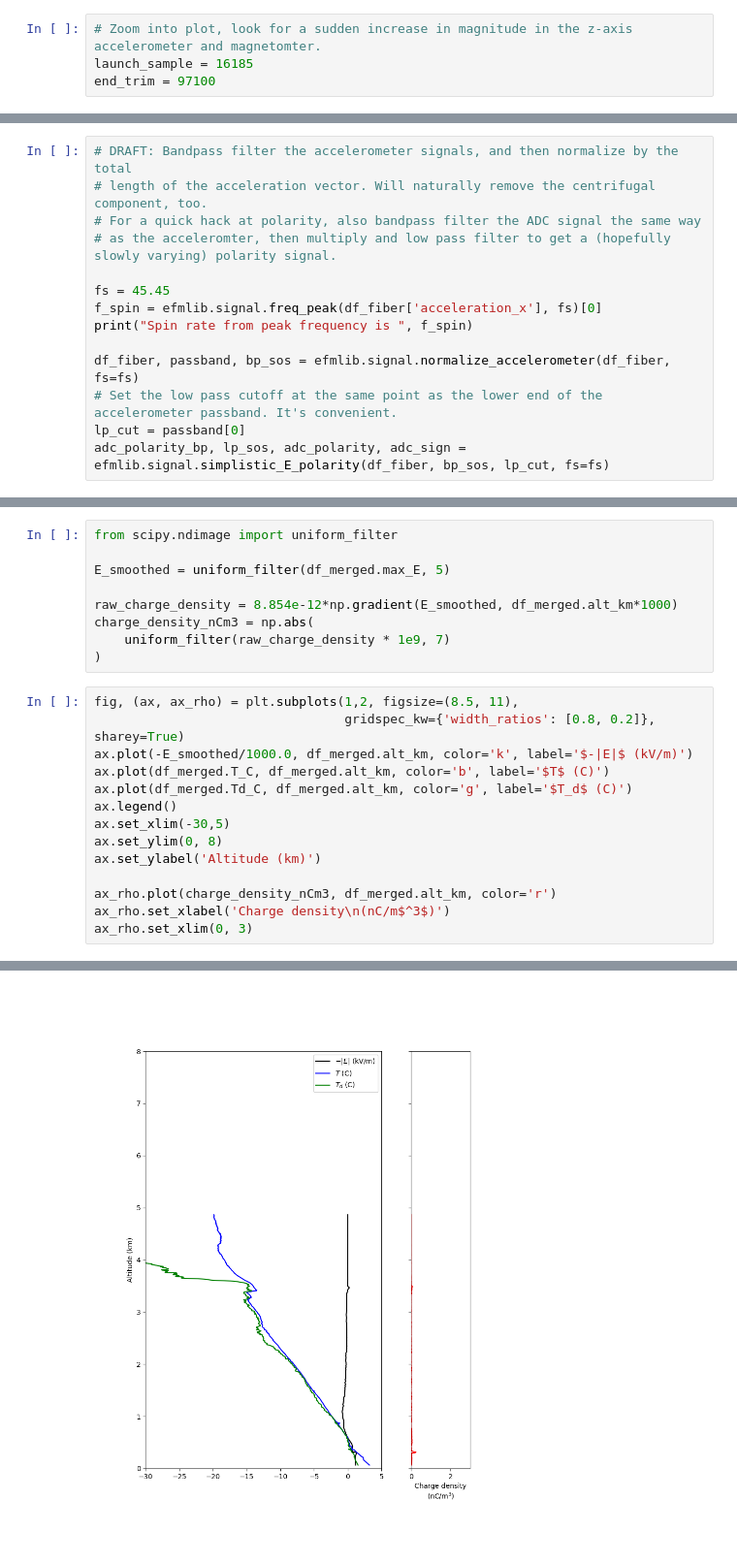
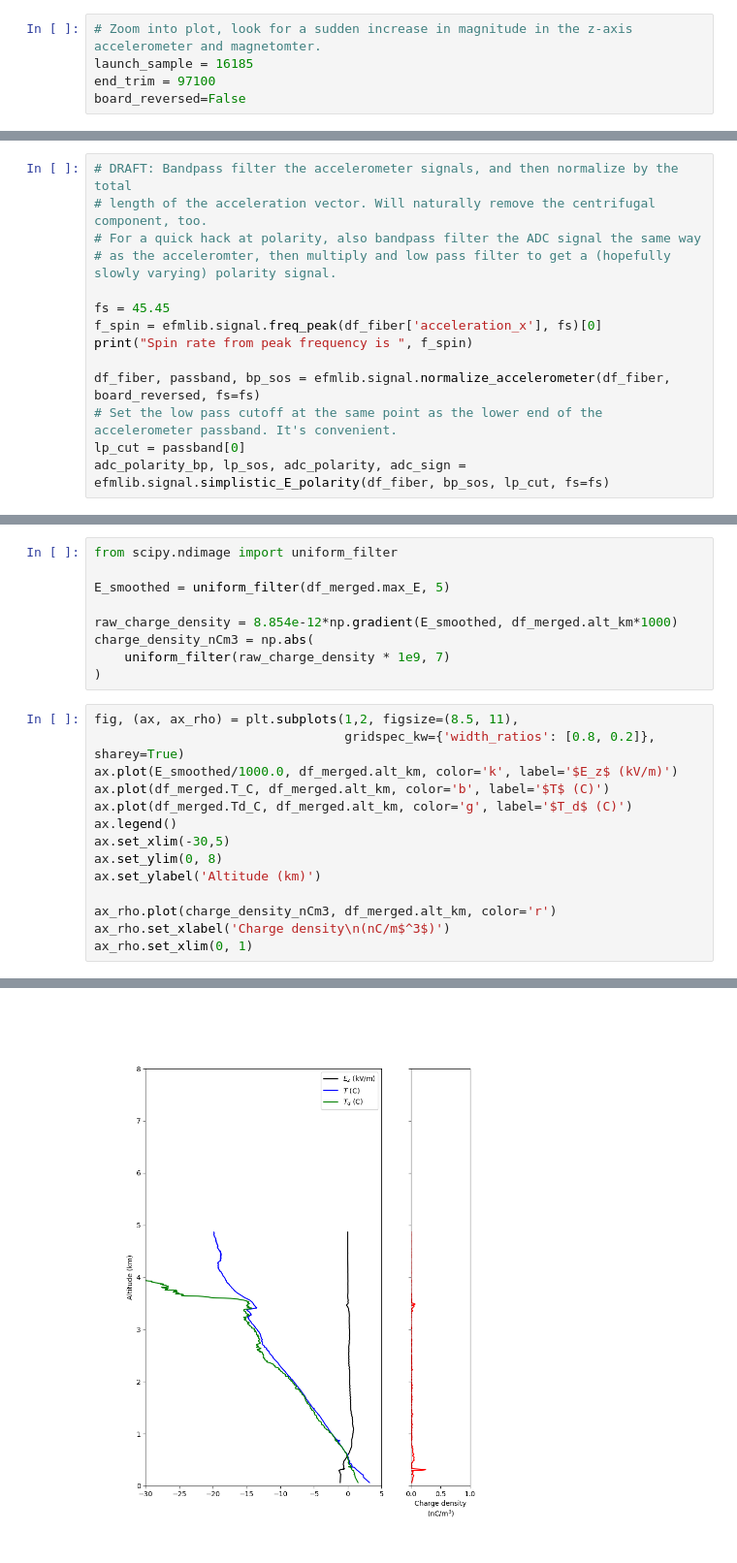
Before and after one commit to deeplycloudy/efmlib, a Jupyter notebook: cases-LEE/IOP01-EFM-Ice-1141.ipynb, the cells around one changed output, grey strips where cells are left out. Shown at 97% size. Saved outputs shown, nothing was run; the diff lists cells and outputs as text.

```diff
--- a/cases-LEE/IOP01-EFM-Ice-1141.ipynb
+++ b/cases-LEE/IOP01-EFM-Ice-1141.ipynb
@@ -63,6 +63,7 @@ if show_plots == True:
 # Zoom into plot, look for a sudden increase in magnitude in the z-axis accelerometer and magnetomter.
 launch_sample = 16185
 end_trim = 97100
+board_reversed=False
 # %%
 df_fiber = efmlib.qc.df_fiber_filter(df_fiber[launch_sample:end_trim].reset_index())                      #Quality control
 # %% [output]
@@ -97,7 +98,7 @@ fs = 45.45
 f_spin = efmlib.signal.freq_peak(df_fiber['acceleration_x'], fs)[0]
 print("Spin rate from peak frequency is ", f_spin)
 
-df_fiber, passband, bp_sos = efmlib.signal.normalize_accelerometer(df_fiber, fs=fs)
+df_fiber, passband, bp_sos = efmlib.signal.normalize_accelerometer(df_fiber, board_reversed, fs=fs)
 # Set the low pass cutoff at the same point as the lower end of the accelerometer passband. It's convenient.
 lp_cut = passband[0]
 adc_polarity_bp, lp_sos, adc_polarity, adc_sign = efmlib.signal.simplistic_E_polarity(df_fiber, bp_sos, lp_cut, fs=fs)
@@ -223,7 +225,7 @@ charge_density_nCm3 = np.abs(
 # %%
 fig, (ax, ax_rho) = plt.subplots(1,2, figsize=(8.5, 11),
                                  gridspec_kw={'width_ratios': [0.8, 0.2]}, sharey=True)
-ax.plot(-E_smoothed/1000.0, df_merged.alt_km, color='k', label='$-|E|$ (kV/m)')
+ax.plot(E_smoothed/1000.0, df_merged.alt_km, color='k', label='$E_z$ (kV/m)')
 ax.plot(df_merged.T_C, df_merged.alt_km, color='b', label='$T$ (C)')
 ax.plot(df_merged.Td_C, df_merged.alt_km, color='g', label='$T_d$ (C)')
 ax.legend()
@@ -233,5 +235,5 @@ ax.set_ylabel('Altitude (km)')
 
 ax_rho.plot(charge_density_nCm3, df_merged.alt_km, color='r')
 ax_rho.set_xlabel('Charge density\n(nC/m$^3$)')
-ax_rho.set_xlim(0, 3)
+ax_rho.set_xlim(0, 1)
 # %% [output]
@@ -239 +241 @@ ax_rho.set_xlim(0, 3)
-[figure, old version]
+[figure, new version]
```
Also changed, not shown: parts of 2 cells of this notebook, 12 other files.
